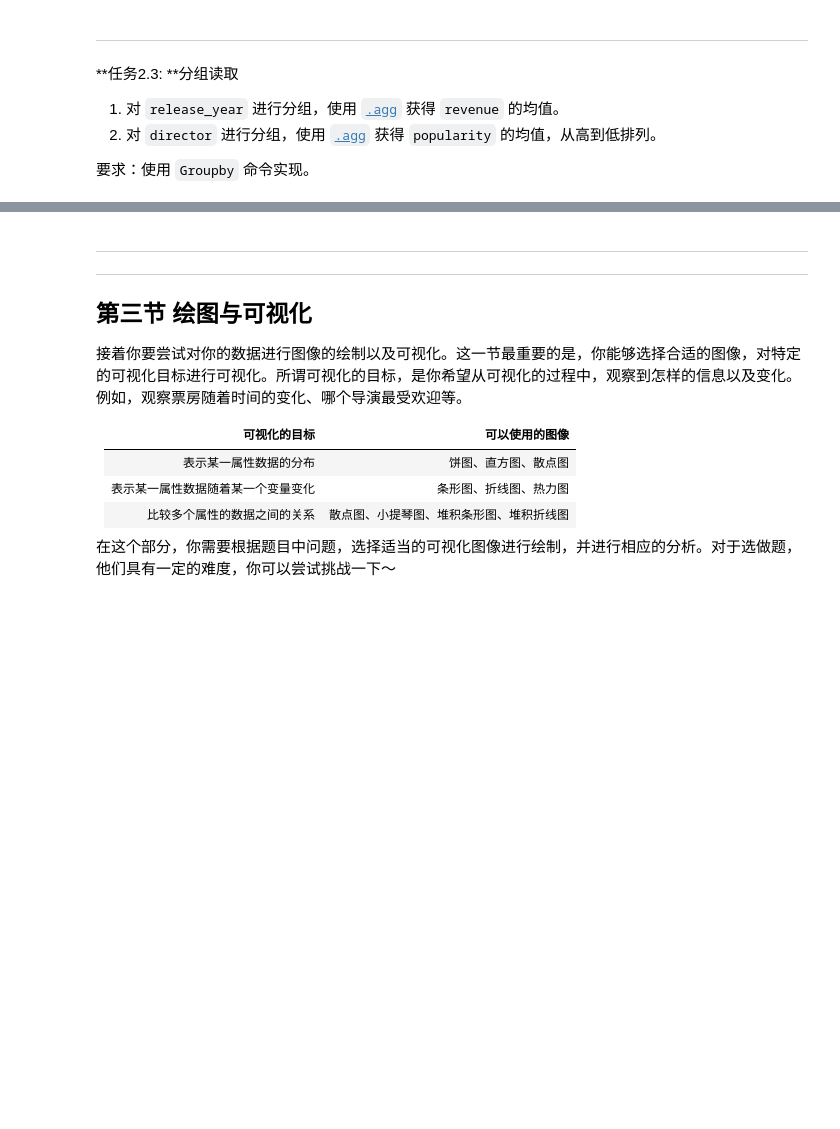
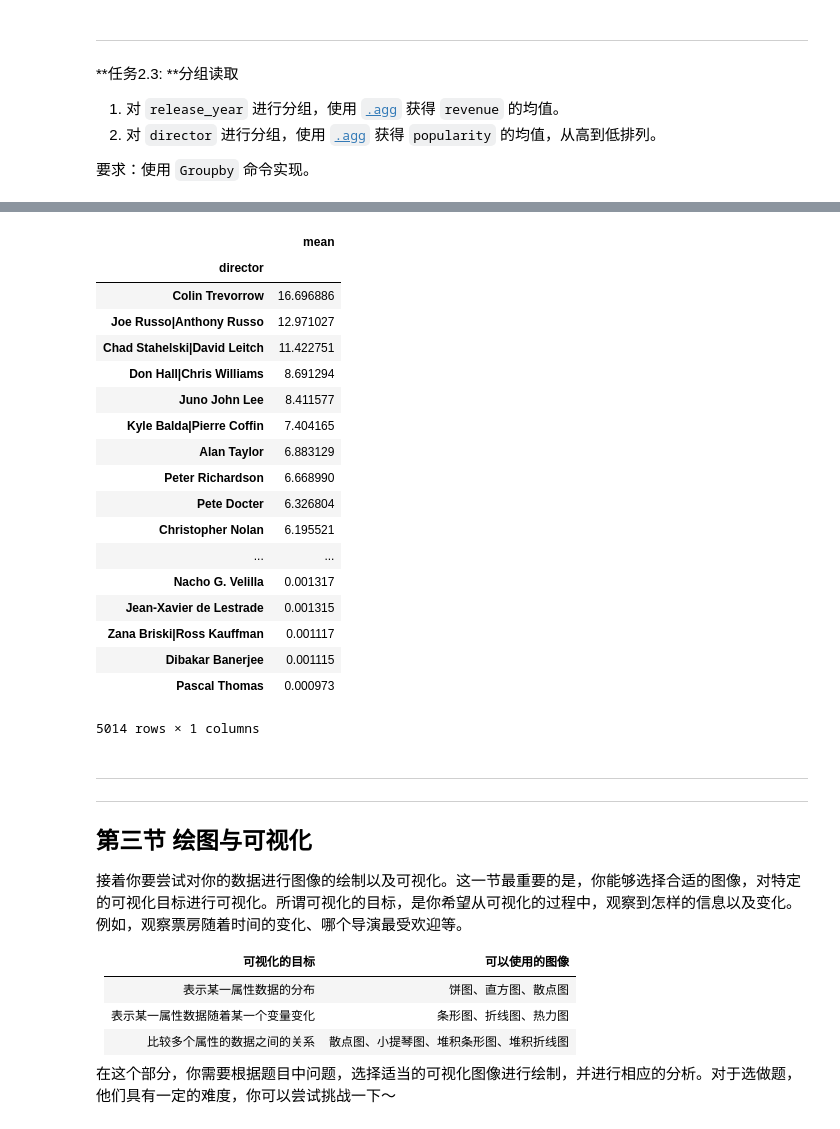
Before and after one commit to rainbowsgit/AI-program-basic, a Jupyter notebook: 3. Numpy Pandas Matplotlib/项目2 探索电影数据集/Explore Movie Dataset.ipynb, the cells around one changed output, grey strips where cells are left out. Drawn from its saved outputs; the diff is of its cells as text; code cells hidden in the pictures; blank space fills up the shorter version.

```diff
--- a/3. Numpy Pandas Matplotlib/项目2 探索电影数据集/Explore Movie Dataset.ipynb
+++ b/3. Numpy Pandas Matplotlib/项目2 探索电影数据集/Explore Movie Dataset.ipynb
@@ -317,3 +337,25 @@ movie_data[(movie_data['popularity'] > 5) & (movie_data['release_year'] > 1996)]
+# %%
+movie_data.groupby('director').popularity.agg(['mean']).sort_values(by = 'mean', ascending = False)
+# %% [output]
+|  | mean |
+| director |  |
+| Colin Trevorrow | 16.696886 |
+| Joe Russo|Anthony Russo | 12.971027 |
+| Chad Stahelski|David Leitch | 11.422751 |
+| Don Hall|Chris Williams | 8.691294 |
+| Juno John Lee | 8.411577 |
+| Kyle Balda|Pierre Coffin | 7.404165 |
+| Alan Taylor | 6.883129 |
+| Peter Richardson | 6.668990 |
+| Pete Docter | 6.326804 |
+| Christopher Nolan | 6.195521 |
+| ... | ... |
+| Nacho G. Velilla | 0.001317 |
+| Jean-Xavier de Lestrade | 0.001315 |
+| Zana Briski|Ross Kauffman | 0.001117 |
+| Dibakar Banerjee | 0.001115 |
+| Pascal Thomas | 0.000973 |
+5014 rows × 1 columns
 # %% [markdown]
 ---
 
```
Also changed, not shown: parts of 4 cells of this notebook, 1 other file.
